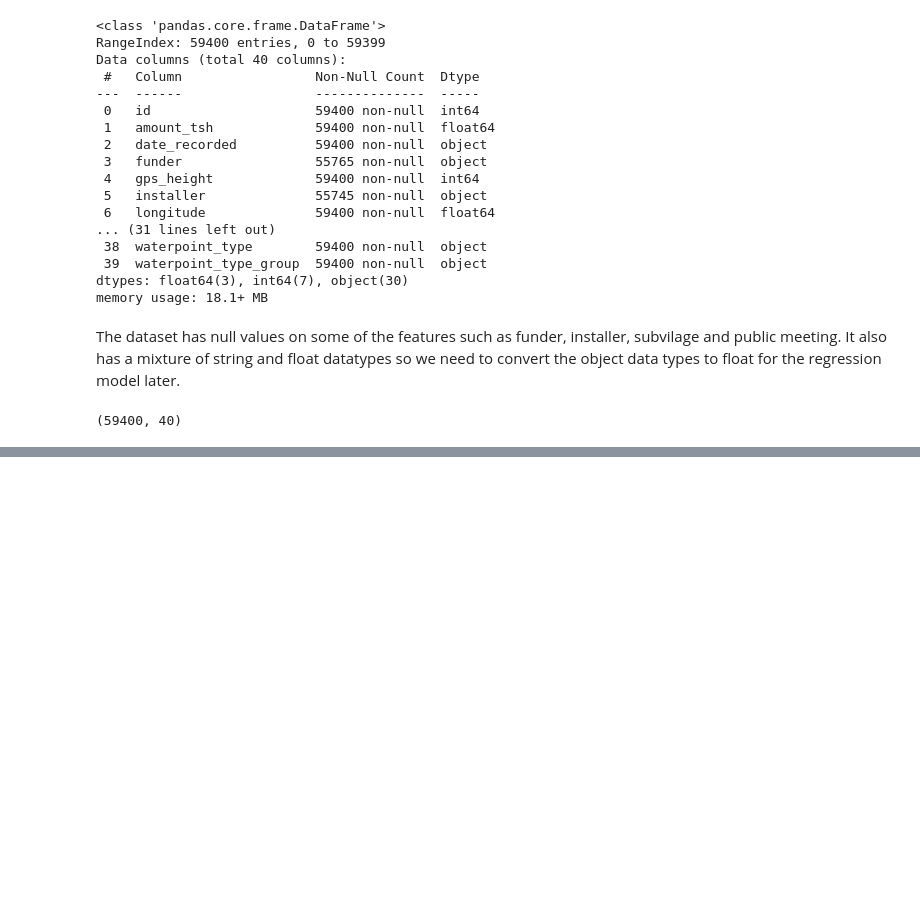
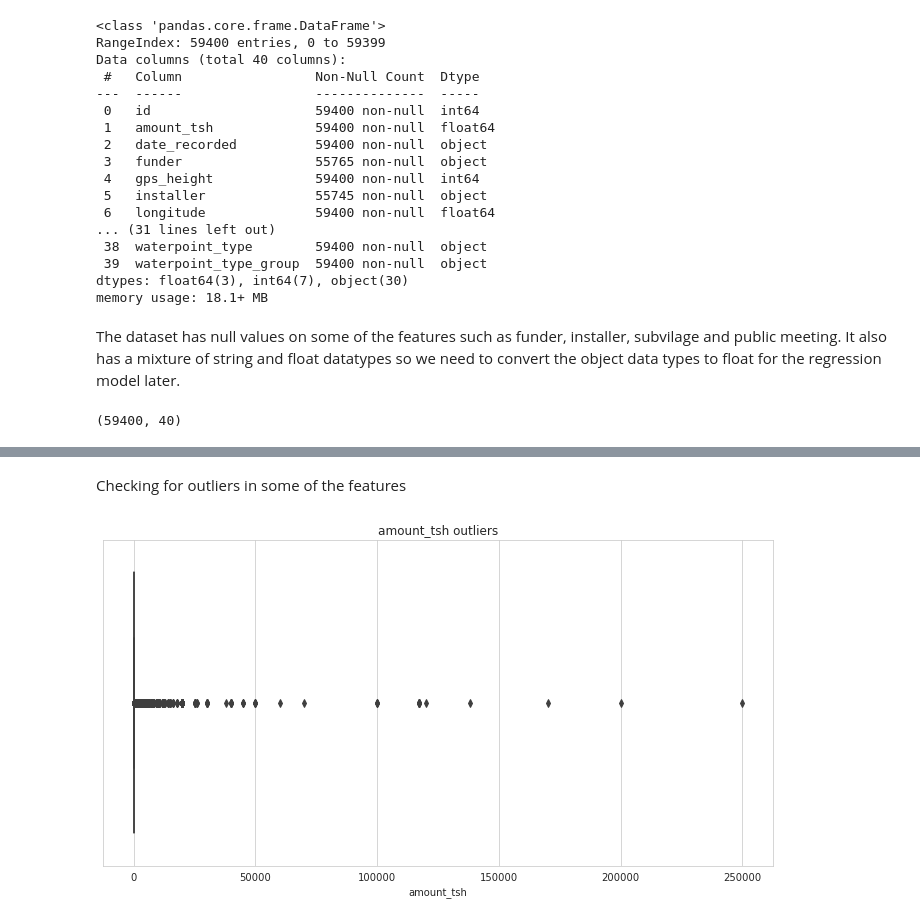
Before and after one commit to GraceRotich/Condition-of-Water-well-predictor, a Jupyter notebook: Condition_Water_well_predictor.ipynb, the cells around one changed output, grey strips where cells are left out. Cells and saved outputs as stored; diff of their text form; code cells hidden in the pictures; blank space fills up the shorter version.

```diff
--- a/Condition_Water_well_predictor.ipynb
+++ b/Condition_Water_well_predictor.ipynb
@@ -206,0 +326,7 @@ data.shape
+# %%
+tanz_df = df.loc[:, ['amount_tsh', 'gps_height', 'funder', 'installer', 'population', 'longitude',
+                 'latitude','date_recorded', 'construction_year','basin', 'region',
+                   'scheme_management', 'extraction_type_class',
+                  'payment', 'water_quality', 'quantity', 'source_type', 'waterpoint_type_group', 'status_group']]
+
+tanz_df.head(10)
@@ -206,0 +396,4 @@ data.shape
+# %%
+#dropping duplicates
+tanz_df.drop_duplicates(inplace = True)
+tanz_df.duplicated().sum()
@@ -206,0 +420,4 @@ data.shape
+# %%
+#Dropping missing values
+tanz_df=tanz_df.dropna()
+tanz_df.head(10)
@@ -206,0 +436,18 @@ data.shape
+# %% [markdown]
+Checking for outliers in some of the features
+# %%
+#Function to check outliers
+sns.set_style("whitegrid")
+
+def box_plot(data, column, hue=None):
+    '''
+    This Function plots a box plot with parameters for the data frame and the column
+    '''
+    plt.figure(figsize=(12, 6))
+    sns.boxplot(x=column, data=data, hue=hue)
+    plt.title(f"{column} outliers")
+    plt.show()
+# %%
+box_plot(tanz_df, 'amount_tsh')
+# %% [output]
+[figure, added]
```
Also changed, not shown: parts of 65 cells of this notebook.
